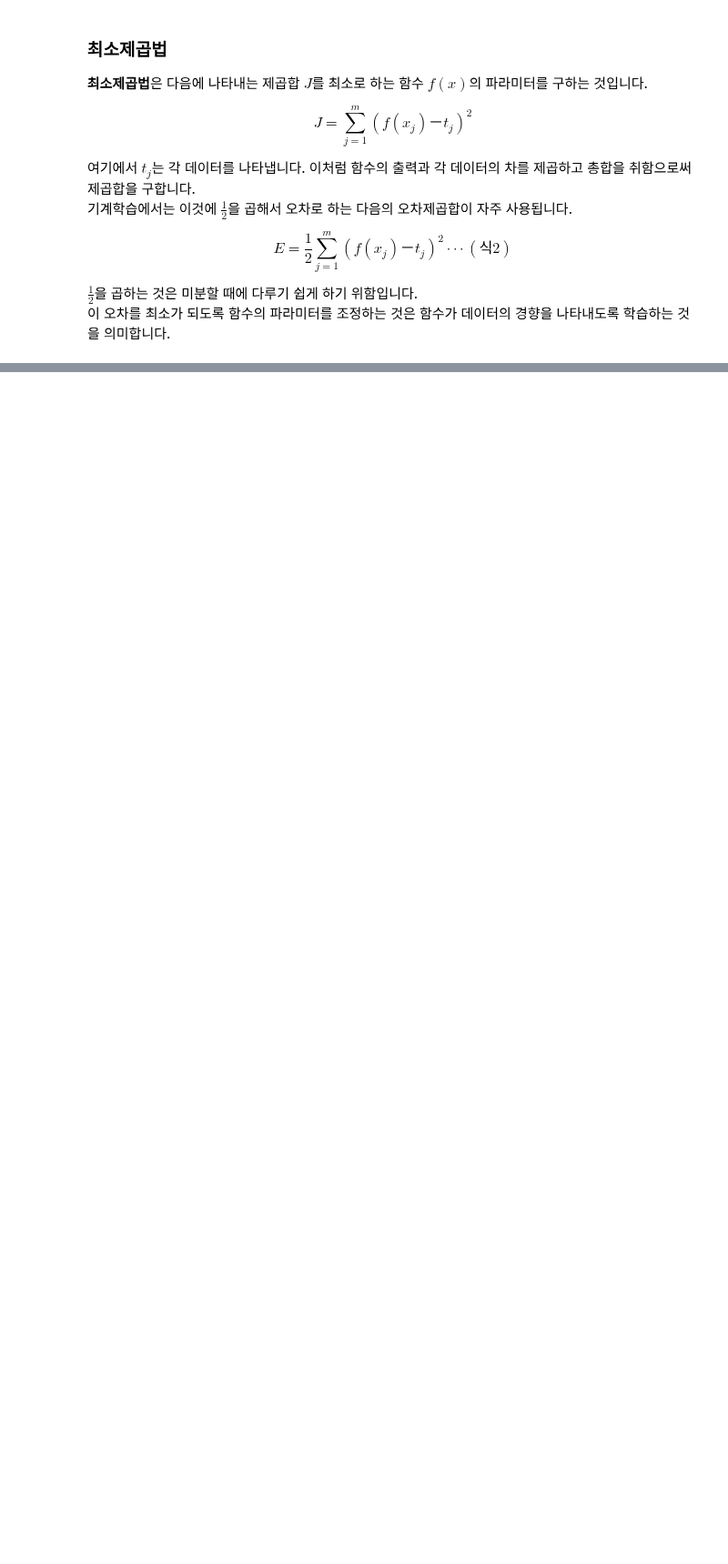
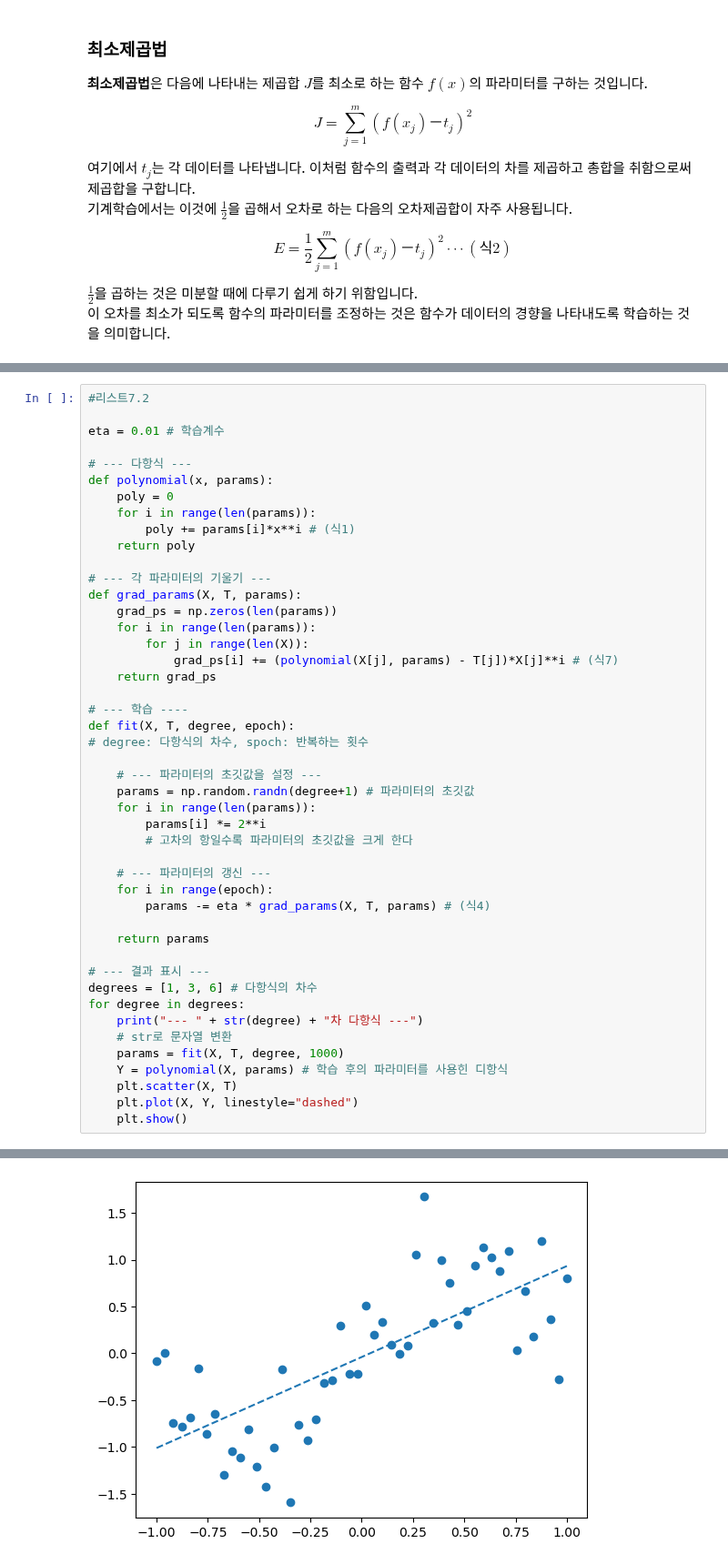
Before and after one commit to gsmin02/AI-Python-STUDY, a Jupyter notebook: Chapter/Chapter 7.ipynb, the cells around one changed output, grey strips where cells are left out. Shown at 91% size. Drawn from its saved outputs; the diff is of its cells as text; blank space fills up the shorter version.

```diff
--- a/Chapter/Chapter 7.ipynb
+++ b/Chapter/Chapter 7.ipynb
@@ -73,0 +117,47 @@ $$ \frac{\delta u_J}{\delta a_i} = x_j^i $$
+# %%
+#리스트7.2
+
+eta = 0.01 # 학습계수
+
+# --- 다항식 ---
+def polynomial(x, params):
+    poly = 0
+    for i in range(len(params)):
+        poly += params[i]*x**i # (식1)
+    return poly
+
+# --- 각 파라미터의 기울기 ---
+def grad_params(X, T, params):
+    grad_ps = np.zeros(len(params))
+    for i in range(len(params)):
+        for j in range(len(X)):
+            grad_ps[i] += (polynomial(X[j], params) - T[j])*X[j]**i # (식7)
+    return grad_ps
+
+# --- 학습 ----
+def fit(X, T, degree, epoch):
+# degree: 다항식의 차수, spoch: 반복하는 횟수
+
+    # --- 파라미터의 초깃값을 설정 ---
+    params = np.random.randn(degree+1) # 파라미터의 초깃값
+    for i in range(len(params)):
+        params[i] *= 2**i
+        # 고차의 항일수록 파라미터의 초깃값을 크게 한다
+
+    # --- 파라미터의 갱신 ---
+    for i in range(epoch):
+        params -= eta * grad_params(X, T, params) # (식4)
+
+    return params
+
+# --- 결과 표시 ---
+degrees = [1, 3, 6] # 다항식의 차수
+for degree in degrees:
+    print("--- " + str(degree) + "차 다항식 ---")
+    # str로 문자열 변환
+    params = fit(X, T, degree, 1000)
+    Y = polynomial(X, params) # 학습 후의 파라미터를 사용힌 디항식
+    plt.scatter(X, T)
+    plt.plot(X, Y, linestyle="dashed")
+    plt.show()
+# %% [output]
@@ -73,0 +165 @@ $$ \frac{\delta u_J}{\delta a_i} = x_j^i $$
+[figure, added]
```
Also changed, not shown: parts of 7 cells of this notebook.
